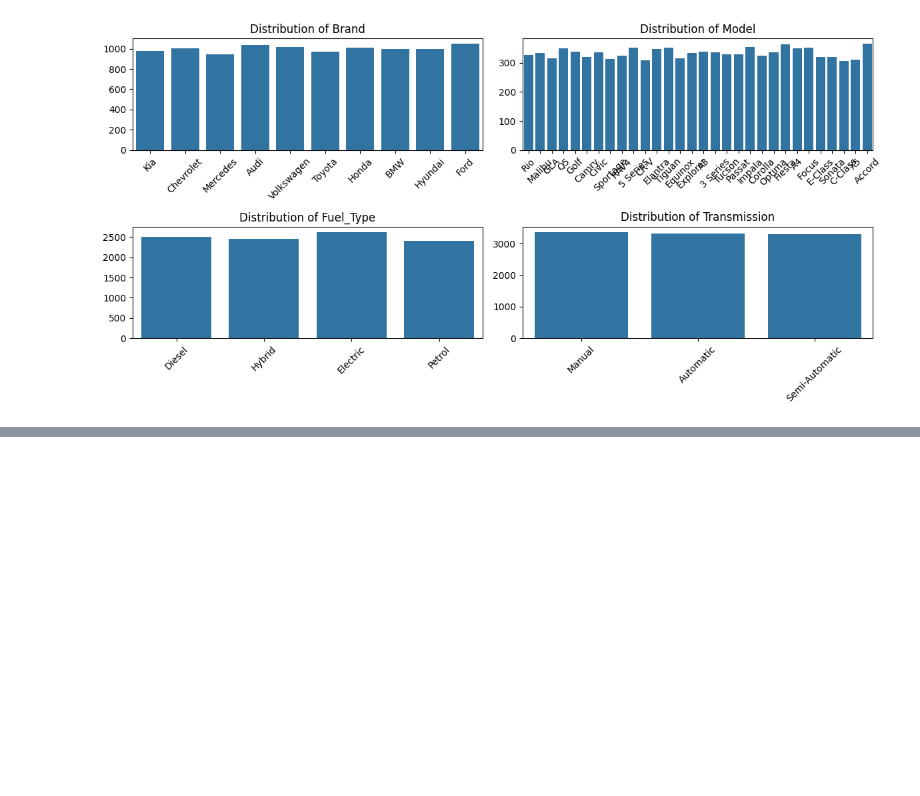
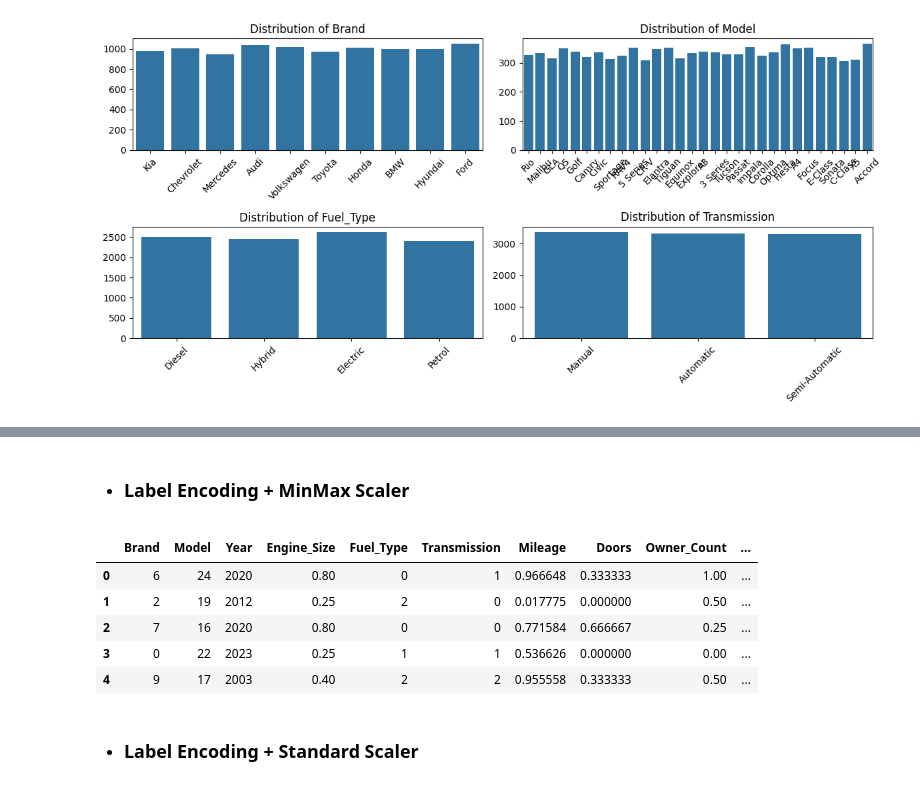
Before and after one commit to JayaWinata/Car-Price-Prediction-MLFLOW, a Jupyter notebook: car_price_prediction_script.ipynb, the cells around one changed output, grey strips where cells are left out. Drawn from its saved outputs; the diff is of its cells as text; code cells hidden in the pictures; blank space fills up the shorter version.

```diff
--- a/car_price_prediction_script.ipynb
+++ b/car_price_prediction_script.ipynb
@@ -103,0 +183,19 @@ plt.show()
+# %% [markdown]
+- ### Label Encoding + MinMax Scaler
+# %%
+df_v3 = df_v1.copy()
+# %%
+for i in cols_to_scale:
+    scaler = MinMaxScaler()
+    df_v3[i] = scaler.fit_transform(df_v3[[i]])
+# %%
+df_v3.head()
+# %% [output]
+|  | Brand | Model | Year | Engine_Size | Fuel_Type | Transmission | Mileage | Doors | Owner_Count | ... |
+| 0 | 6 | 24 | 2020 | 0.80 | 0 | 1 | 0.966648 | 0.333333 | 1.00 | ... |
+| 1 | 2 | 19 | 2012 | 0.25 | 2 | 0 | 0.017775 | 0.000000 | 0.50 | ... |
+| 2 | 7 | 16 | 2020 | 0.80 | 0 | 0 | 0.771584 | 0.666667 | 0.25 | ... |
+| 3 | 0 | 22 | 2023 | 0.25 | 1 | 1 | 0.536626 | 0.000000 | 0.00 | ... |
+| 4 | 9 | 17 | 2003 | 0.40 | 2 | 2 | 0.955558 | 0.333333 | 0.50 | ... |
+# %% [markdown]
+- ### Label Encoding + Standard Scaler
```
Also changed, not shown: parts of 37 cells of this notebook, 1 other file.
